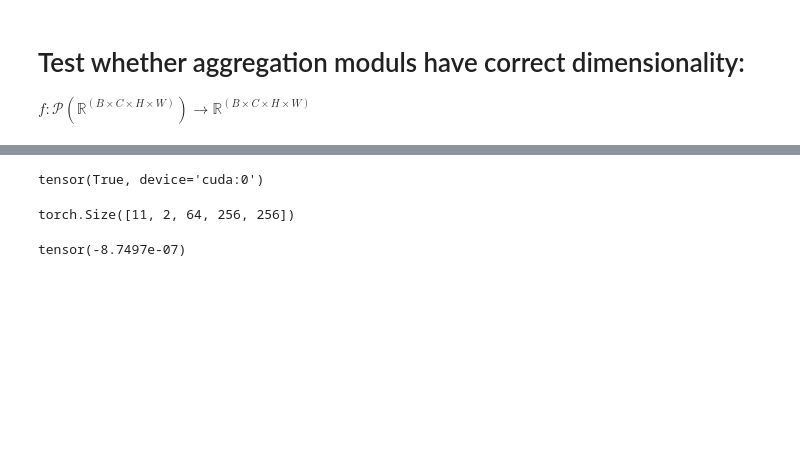
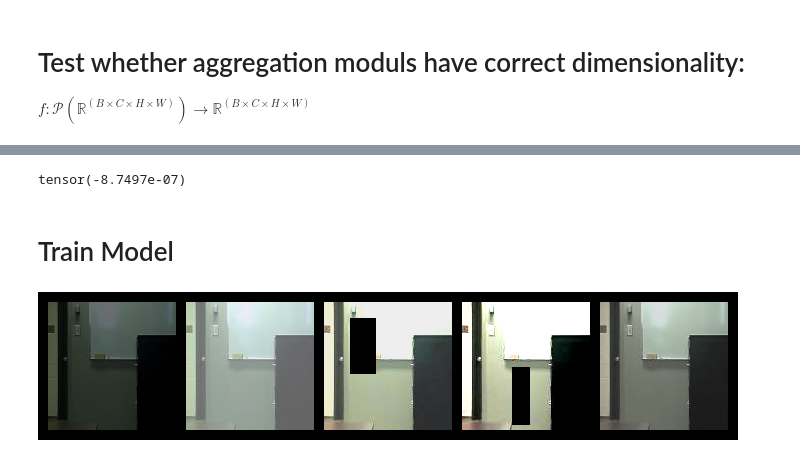
Before and after one commit to niika/DeepAggregation, a Jupyter notebook: DeepSequences.ipynb, the cells around one changed output, grey strips where cells are left out. Cells and saved outputs as stored; diff of their text form; code cells hidden in the pictures; blank space fills up the shorter version.

Commit message:
created prototype with dummy data and PL integration

```diff
--- a/DeepSequences.ipynb
+++ b/DeepSequences.ipynb
@@ -41,21 +19,3 @@ torch.Size([5, 131072, 64])
-# %%
-batch_size, features, length = 256**2, 64, 10
-multihead_attn = nn.MultiheadAttention(64,8).cuda()
-x = torch.rand(length,batch_size, features).cuda()
-attn_output, attn_output_weights = multihead_attn(x,x,x)
-
-
-(attn_output_weights > 0).all()
-# %% [output]
-tensor(True, device='cuda:0')
-# %%
-S,B,C,H,W = 11, 2, 64, 256, 256
-xs = [torch.zeros(B,C,H,W) for _ in range(S)]
-agg = AttentionAggregation(embed_dim=C)
-xs = agg(xs)
-xs.size()
-# %% [output]
-torch.Size([11, 2, 64, 256, 256])
 # %%
 x = torch.rand(10,64,256,256)*100
 w = torch.ones(10,64,256,256)
@@ -64,3 +24,5 @@ w = softm(w)
 (x.mean(0) - (x*w).sum(0)).mean()
 # %% [output]
 tensor(-8.7497e-07)
+# %% [markdown]
+# Train Model
@@ -66,0 +37,14 @@ tensor(-8.7497e-07)
+# %%
+root = "dataset2014/dataset/baseline/office/groundtruth/"
+dataset = datasets.ImageData("dataset2014/dataset/baseline/office/input/")
+show = transforms.ToPILImage()
+
+x,y  = dataset[55]
+
+show = transforms.ToPILImage()
+showSeq = lambda xs: [show(x.squeeze(0)) for x in torch.split(xs,1)]
+showSeq(x)
+grid = torchvision.utils.make_grid(x, nrow=10, padding=10)
+show(grid)
+# %% [output]
+[figure, added]
```
Also changed, not shown: parts of 7 cells of this notebook, 2 other files.
